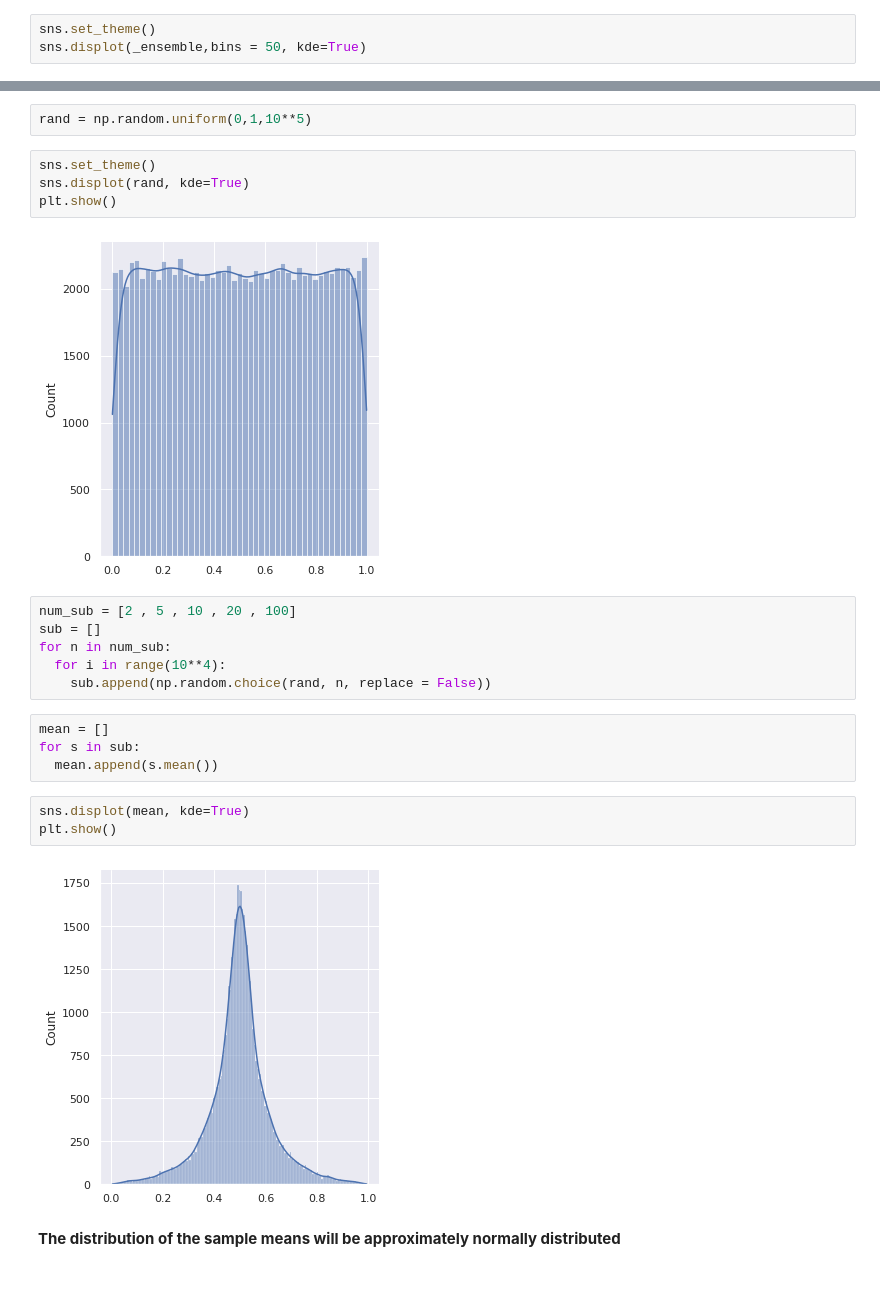
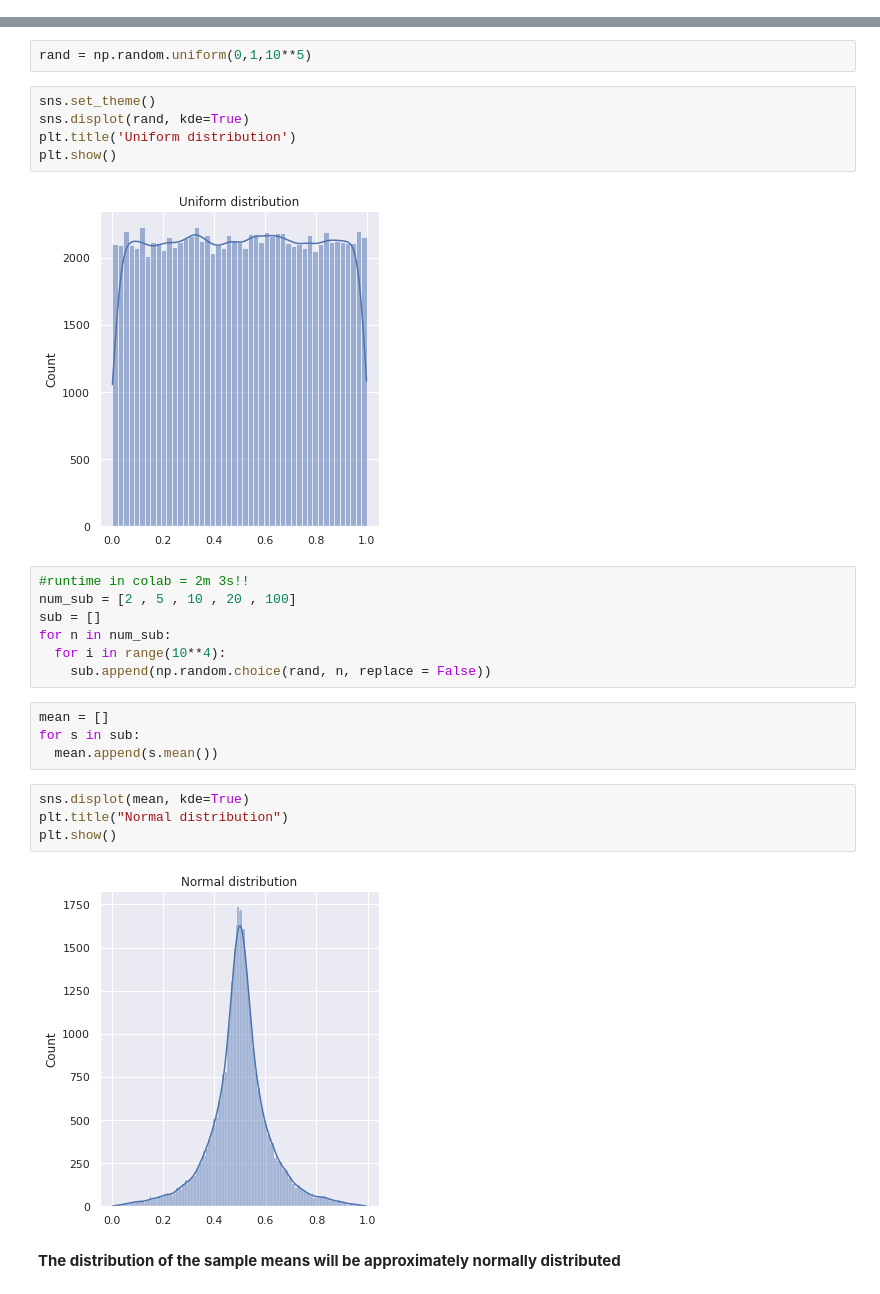
Before and after one commit to SBUDataAnalysis/hw2-MohiMozaffari, a Jupyter notebook: Data_Analysis_HW1.ipynb, the cells around one changed output, grey strips where cells are left out. Saved outputs shown, nothing was run; the diff lists cells and outputs as text.

```diff
--- a/Data_Analysis_HW1.ipynb
+++ b/Data_Analysis_HW1.ipynb
@@ -82,6 +76,3 @@ _ensemble = []
 for i in range(10**5):
   e = RandomWalk(1000, 2/3)
   _ensemble.append(e)
-# %%
-sns.set_theme()
-sns.displot(_ensemble,bins = 50, kde=True)
@@ -180,10 +180,12 @@ rand = np.random.uniform(0,1,10**5)
 # %%
 sns.set_theme()
 sns.displot(rand, kde=True)
+plt.title('Uniform distribution')
 plt.show()
 # %% [output]
-[figure, old version]
+[figure, new version]
 # %%
+#runtime in colab = 2m 3s!!
 num_sub = [2 , 5 , 10 , 20 , 100]
 sub = []
 for n in num_sub:
@@ -195,9 +197,10 @@ for s in sub:
   mean.append(s.mean())
 # %%
 sns.displot(mean, kde=True)
+plt.title("Normal distribution")
 plt.show()
 # %% [output]
-[figure, old version]
+[figure, new version]
 # %% [markdown]
 **The distribution of the sample means will be approximately normally distributed**
 # %% [markdown]
```
Also changed, not shown: parts of 37 cells of this notebook.
